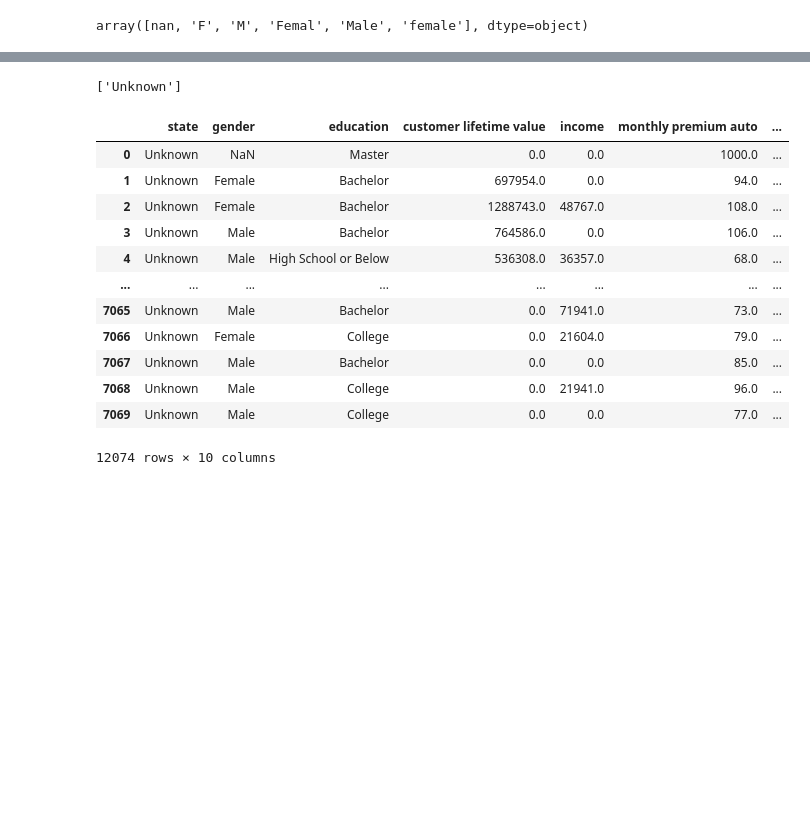
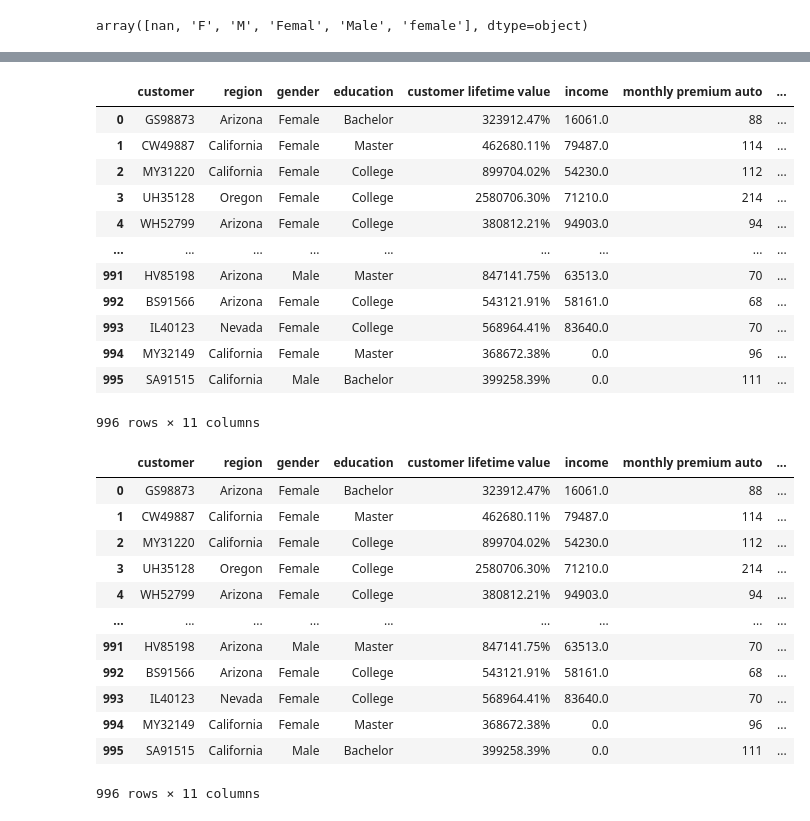
Before and after one commit to marsango16/IronMar, a Jupyter notebook: Mar Labs/WEEK 2/Lab_customer_CaseStudy.ipynb, the cells around one changed output, grey strips where cells are left out. Cells and saved outputs as stored; diff of their text form; code cells hidden in the pictures; blank space fills up the shorter version.

```diff
--- a/Mar Labs/WEEK 2/Lab_customer_CaseStudy.ipynb
+++ b/Mar Labs/WEEK 2/Lab_customer_CaseStudy.ipynb
@@ -326,6 +311,0 @@ customer_df
-# %%
-mean_income = customer_df["income"].mean()
-
-customer_df["income"].fillna("income", inplace=True)
-
-customer_df
@@ -346,33 +327,35 @@ customer_df
+# %%
+customer_df['income'] = customer_df['income'].fillna(0).astype(float).round()
+customer_df['income'] = customer_df['income'].fillna(customer_df['income'].mean())
+customer_df
+# %% [output]
+|  | customer | region | gender | education | customer lifetime value | income | monthly premium auto | ... |
+| 0 | GS98873 | Arizona | Female | Bachelor | 323912.47% | 16061.0 | 88 | ... |
+| 1 | CW49887 | California | Female | Master | 462680.11% | 79487.0 | 114 | ... |
+| 2 | MY31220 | California | Female | College | 899704.02% | 54230.0 | 112 | ... |
+| 3 | UH35128 | Oregon | Female | College | 2580706.30% | 71210.0 | 214 | ... |
+| 4 | WH52799 | Arizona | Female | College | 380812.21% | 94903.0 | 94 | ... |
+| ... | ... | ... | ... | ... | ... | ... | ... | ... |
+| 991 | HV85198 | Arizona | Male | Master | 847141.75% | 63513.0 | 70 | ... |
+| 992 | BS91566 | Arizona | Female | College | 543121.91% | 58161.0 | 68 | ... |
+| 993 | IL40123 | Nevada | Female | College | 568964.41% | 83640.0 | 70 | ... |
+| 994 | MY32149 | California | Female | Master | 368672.38% | 0.0 | 96 | ... |
+| 995 | SA91515 | California | Male | Bachelor | 399258.39% | 0.0 | 111 | ... |
+996 rows × 11 columns
 # %%
-def bucket_states(state):
-    if state == "California":
-        return "West Region"
-    elif state == "Oregon":
-        return "North West"
-    elif state == "Washington":
-        return "East"
-    elif state in ["Arizona", "Nevada"]:
-        return "Central"
-    else:
-        return "Unknown"
-
-customer_df["state"] = customer_df["state"].apply(bucket_states)
-
-print(customer_df["state"].unique())
-
+customer_df['income'] = customer_df['income'].fillna(customer_df['income'].mean())
 customer_df
 # %% [output]
+|  | customer | region | gender | education | customer lifetime value | income | monthly premium auto | ... |
+| 0 | GS98873 | Arizona | Female | Bachelor | 323912.47% | 16061.0 | 88 | ... |
+| 1 | CW49887 | California | Female | Master | 462680.11% | 79487.0 | 114 | ... |
+| 2 | MY31220 | California | Female | College | 899704.02% | 54230.0 | 112 | ... |
+| 3 | UH35128 | Oregon | Female | College | 2580706.30% | 71210.0 | 214 | ... |
+| 4 | WH52799 | Arizona | Female | College | 380812.21% | 94903.0 | 94 | ... |
+| ... | ... | ... | ... | ... | ... | ... | ... | ... |
+| 991 | HV85198 | Arizona | Male | Master | 847141.75% | 63513.0 | 70 | ... |
+| 992 | BS91566 | Arizona | Female | College | 543121.91% | 58161.0 | 68 | ... |
+| 993 | IL40123 | Nevada | Female | College | 568964.41% | 83640.0 | 70 | ... |
+| 994 | MY32149 | California | Female | Master | 368672.38% | 0.0 | 96 | ... |
+| 995 | SA91515 | California | Male | Bachelor | 399258.39% | 0.0 | 111 | ... |
-['Unknown']
+996 rows × 11 columns
-|  | state | gender | education | customer lifetime value | income | monthly premium auto | ... |
-| 0 | Unknown | NaN | Master | 0.0 | 0.0 | 1000.0 | ... |
-| 1 | Unknown | Female | Bachelor | 697954.0 | 0.0 | 94.0 | ... |
-| 2 | Unknown | Female | Bachelor | 1288743.0 | 48767.0 | 108.0 | ... |
-| 3 | Unknown | Male | Bachelor | 764586.0 | 0.0 | 106.0 | ... |
-| 4 | Unknown | Male | High School or Below | 536308.0 | 36357.0 | 68.0 | ... |
-| ... | ... | ... | ... | ... | ... | ... | ... |
-| 7065 | Unknown | Male | Bachelor | 0.0 | 71941.0 | 73.0 | ... |
-| 7066 | Unknown | Female | College | 0.0 | 21604.0 | 79.0 | ... |
-| 7067 | Unknown | Male | Bachelor | 0.0 | 0.0 | 85.0 | ... |
-| 7068 | Unknown | Male | College | 0.0 | 21941.0 | 96.0 | ... |
-| 7069 | Unknown | Male | College | 0.0 | 0.0 | 77.0 | ... |
-12074 rows × 10 columns
```
Also changed, not shown: parts of 9 cells of this notebook.
